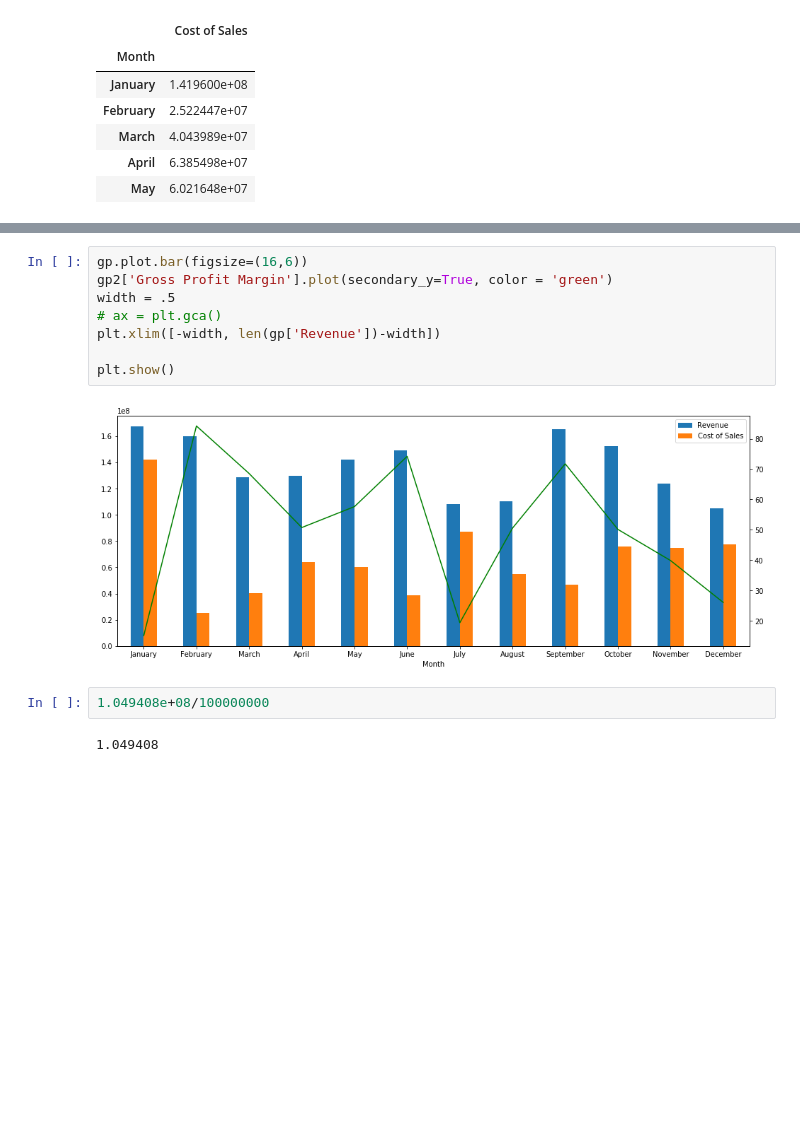
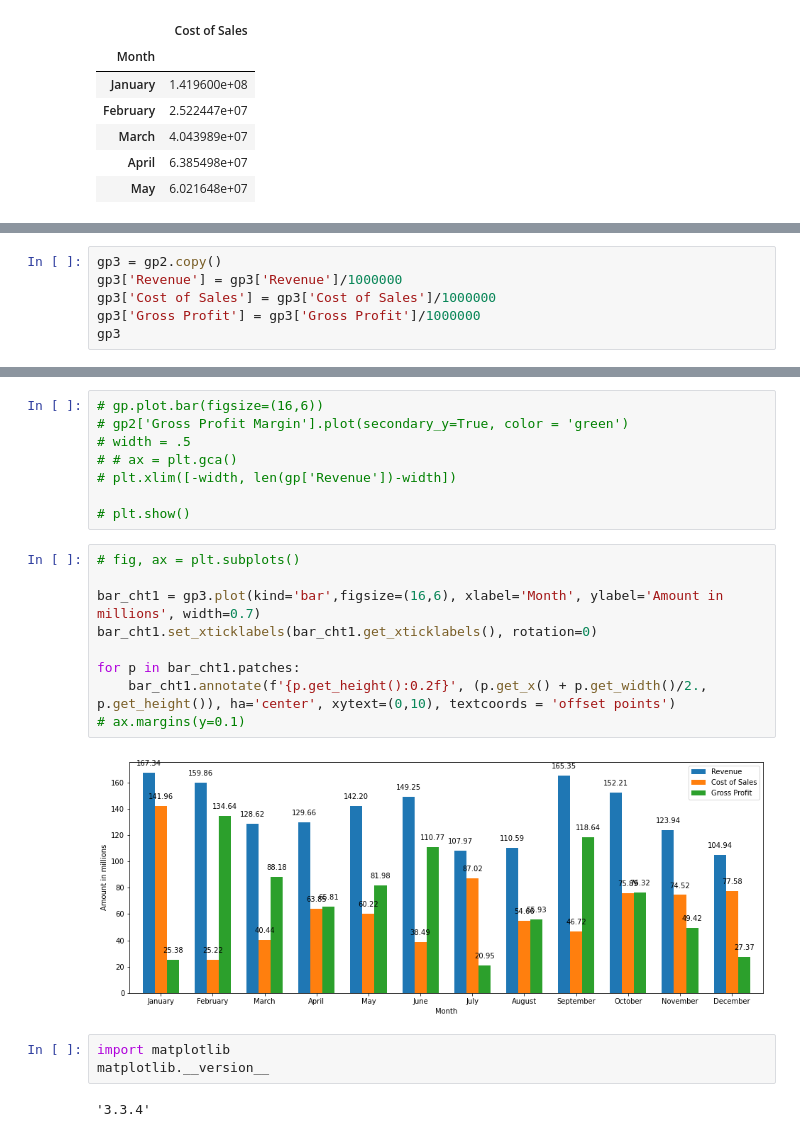
Before and after one commit to nkwachiabel/gross-profit-analysis, a Jupyter notebook: Gross profit analysis.ipynb, the cells around one changed output, grey strips where cells are left out. Cells and saved outputs as stored; diff of their text form; blank space fills up the shorter version.

```diff
--- a/Gross profit analysis.ipynb
+++ b/Gross profit analysis.ipynb
@@ -141,0 +118,6 @@ gp2
+# %%
+gp3 = gp2.copy()
+gp3['Revenue'] = gp3['Revenue']/1000000
+gp3['Cost of Sales'] = gp3['Cost of Sales']/1000000
+gp3['Gross Profit'] = gp3['Gross Profit']/1000000
+gp3
@@ -142,14 +139,24 @@ gp2
 # %%
-gp.plot.bar(figsize=(16,6))
-gp2['Gross Profit Margin'].plot(secondary_y=True, color = 'green')
-width = .5
-# ax = plt.gca()
-plt.xlim([-width, len(gp['Revenue'])-width])
+# gp.plot.bar(figsize=(16,6))
+# gp2['Gross Profit Margin'].plot(secondary_y=True, color = 'green')
+# width = .5
+# # ax = plt.gca()
+# plt.xlim([-width, len(gp['Revenue'])-width])
 
-plt.show()
+# plt.show()
-# %% [output]
-[figure, removed]
-# %%
-1.049408e+08/100000000
-# %% [output]
-1.049408
+# %%
+# fig, ax = plt.subplots()
+
+bar_cht1 = gp3.plot(kind='bar',figsize=(16,6), xlabel='Month', ylabel='Amount in millions', width=0.7)
+bar_cht1.set_xticklabels(bar_cht1.get_xticklabels(), rotation=0)
+
+for p in bar_cht1.patches:
+    bar_cht1.annotate(f'{p.get_height():0.2f}', (p.get_x() + p.get_width()/2., p.get_height()), ha='center', xytext=(0,10), textcoords = 'offset points')
+# ax.margins(y=0.1)
+# %% [output]
+[figure, added]
+# %%
+import matplotlib
+matplotlib.__version__
+# %% [output]
+'3.3.4'
```
Also changed, not shown: parts of 9 cells of this notebook.
